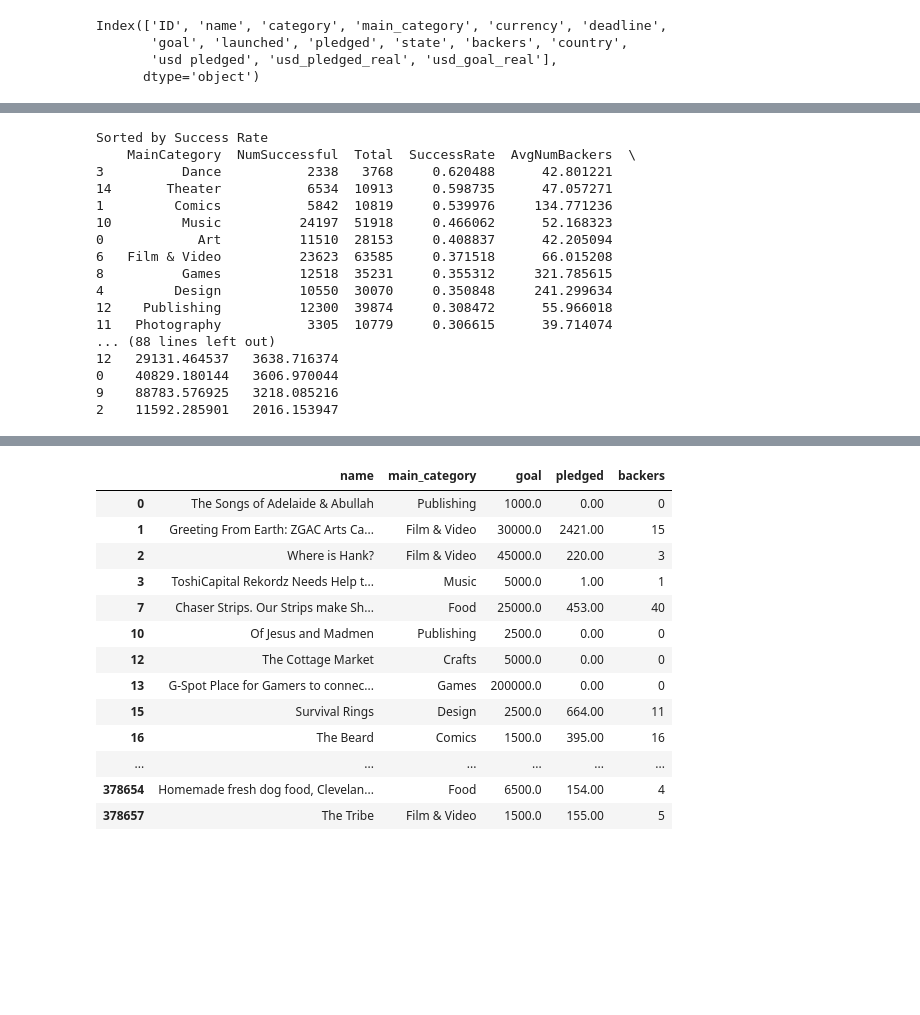
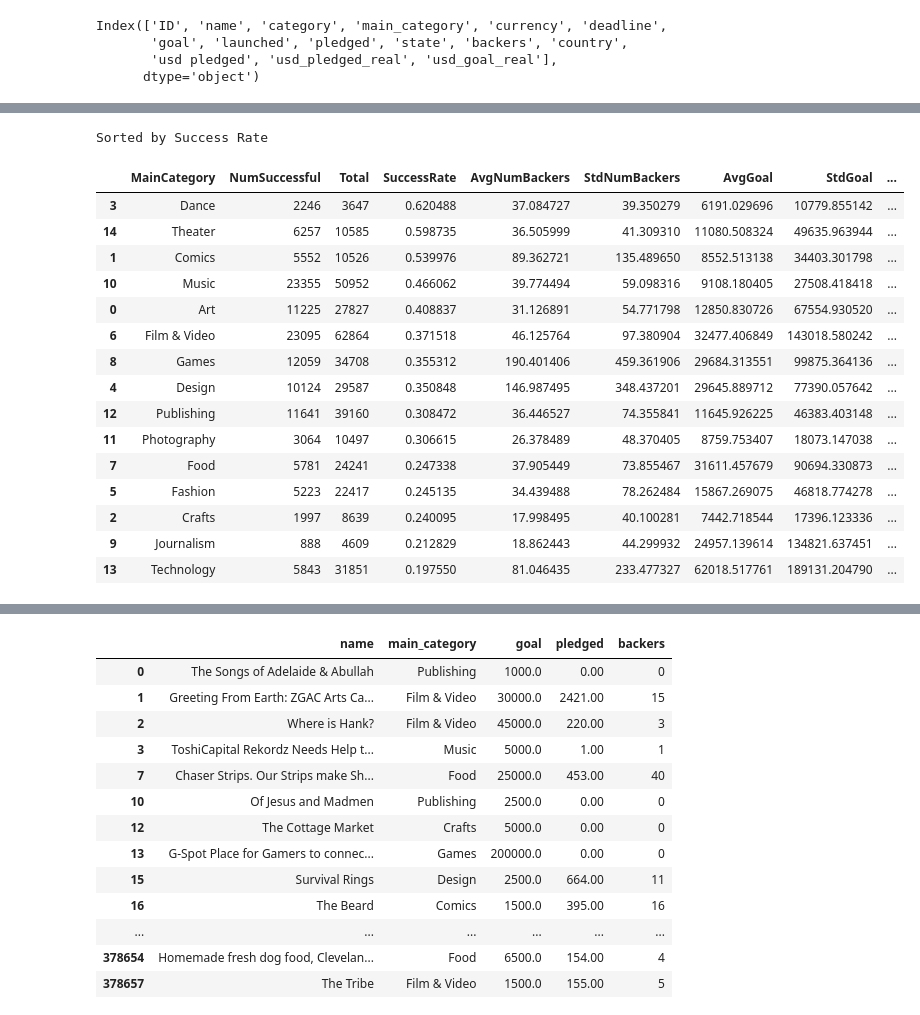
Before and after one commit to BrianNguyen214/KickStarterSuccessPredicter, a Jupyter notebook: KickStarterSuccessPredicter.ipynb, the cells around one changed output, grey strips where cells are left out. Drawn from its saved outputs; the diff is of its cells as text; code cells hidden in the pictures; blank space fills up the shorter version.

```diff
--- a/KickStarterSuccessPredicter.ipynb
+++ b/KickStarterSuccessPredicter.ipynb
@@ -247,0 +290,19 @@ successfulKickStarters
+# %%
+countForMainCategories = df.groupby('main_category')['ID'].nunique()
+counts = [0] * 15
+counts[0] = countForMainCategories['Art']
+counts[1] = countForMainCategories['Comics']
+counts[2] = countForMainCategories['Crafts']
+counts[3] = countForMainCategories['Dance']
+counts[4] = countForMainCategories['Design']
+counts[5] = countForMainCategories['Fashion']
+counts[6] = countForMainCategories['Film & Video']
+counts[7] = countForMainCategories['Food']
+counts[8] = countForMainCategories['Games']
+counts[9] = countForMainCategories['Journalism']
+counts[10] = countForMainCategories['Music']
+counts[11] = countForMainCategories['Photography']
+counts[12] = countForMainCategories['Publishing']
+counts[13] = countForMainCategories['Technology']
+counts[14] = countForMainCategories['Theater']
+countForMainCategories
@@ -295,38 +425,35 @@ dataSucc = {
     'Total': counts,
     'SuccessRate': succRates,
     'AvgNumBackers': backAvgs,
+    'StdNumBackers': backSTDs,
     'AvgGoal': goalAvgs,
-    'AvgPledge': pledgeAvgs
+    'StdGoal': goalSTDs,
+    'AvgPledge': pledgeAvgs,
+    'StdPledge': pledgeSTDs
 }
 
 succDF = pd.DataFrame(dataSucc)
 sortedSuccRateDF = succDF.sort_values(by="SuccessRate", ascending=False)
 sortedSuccBackersDF = succDF.sort_values(by="AvgNumBackers", ascending=False)
 sortedSuccPledgesDF = succDF.sort_values(by="AvgPledge", ascending=False)
-
-print("Sorted by Success Rate")
-print(sortedSuccRateDF)
-print()
-print("Sorted by Avg Number of Backers")
-print(sortedSuccBackersDF)
-print()
-print("Sorted by Avg Pledge")
-print(sortedSuccPledgesDF)
-# %% [output]
-Sorted by Success Rate
-    MainCategory  NumSuccessful  Total  SuccessRate  AvgNumBackers  \
-3          Dance           2338   3768     0.620488      42.801221
-14       Theater           6534  10913     0.598735      47.057271
-1         Comics           5842  10819     0.539976     134.771236
-10         Music          24197  51918     0.466062      52.168323
-0            Art          11510  28153     0.408837      42.205094
-6   Film & Video          23623  63585     0.371518      66.015208
-8          Games          12518  35231     0.355312     321.785615
-4         Design          10550  30070     0.350848     241.299634
-12    Publishing          12300  39874     0.308472      55.966018
-11   Photography           3305  10779     0.306615      39.714074
-... (88 lines left out)
-12   29131.464537   3638.716374
-0    40829.180144   3606.970044
-9    88783.576925   3218.085216
-2    11592.285901   2016.153947
+# %%
+print("Sorted by Success Rate")
+sortedSuccRateDF
+# %% [output]
+Sorted by Success Rate
+|  | MainCategory | NumSuccessful | Total | SuccessRate | AvgNumBackers | StdNumBackers | AvgGoal | StdGoal | ... |
+| 3 | Dance | 2246 | 3647 | 0.620488 | 37.084727 | 39.350279 | 6191.029696 | 10779.855142 | ... |
+| 14 | Theater | 6257 | 10585 | 0.598735 | 36.505999 | 41.309310 | 11080.508324 | 49635.963944 | ... |
+| 1 | Comics | 5552 | 10526 | 0.539976 | 89.362721 | 135.489650 | 8552.513138 | 34403.301798 | ... |
+| 10 | Music | 23355 | 50952 | 0.466062 | 39.774494 | 59.098316 | 9108.180405 | 27508.418418 | ... |
+| 0 | Art | 11225 | 27827 | 0.408837 | 31.126891 | 54.771798 | 12850.830726 | 67554.930520 | ... |
+| 6 | Film & Video | 23095 | 62864 | 0.371518 | 46.125764 | 97.380904 | 32477.406849 | 143018.580242 | ... |
+| 8 | Games | 12059 | 34708 | 0.355312 | 190.401406 | 459.361906 | 29684.313551 | 99875.364136 | ... |
+| 4 | Design | 10124 | 29587 | 0.350848 | 146.987495 | 348.437201 | 29645.889712 | 77390.057642 | ... |
+| 12 | Publishing | 11641 | 39160 | 0.308472 | 36.446527 | 74.355841 | 11645.926225 | 46383.403148 | ... |
+| 11 | Photography | 3064 | 10497 | 0.306615 | 26.378489 | 48.370405 | 8759.753407 | 18073.147038 | ... |
+| 7 | Food | 5781 | 24241 | 0.247338 | 37.905449 | 73.855467 | 31611.457679 | 90694.330873 | ... |
+| 5 | Fashion | 5223 | 22417 | 0.245135 | 34.439488 | 78.262484 | 15867.269075 | 46818.774278 | ... |
+| 2 | Crafts | 1997 | 8639 | 0.240095 | 17.998495 | 40.100281 | 7442.718544 | 17396.123336 | ... |
+| 9 | Journalism | 888 | 4609 | 0.212829 | 18.862443 | 44.299932 | 24957.139614 | 134821.637451 | ... |
+| 13 | Technology | 5843 | 31851 | 0.197550 | 81.046435 | 233.477327 | 62018.517761 | 189131.204790 | ... |
```
Also changed, not shown: parts of 18 cells of this notebook.
